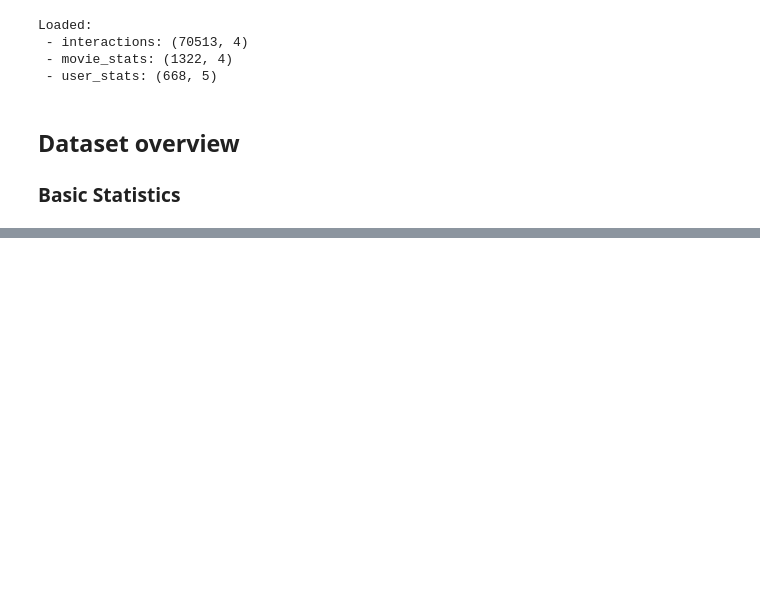
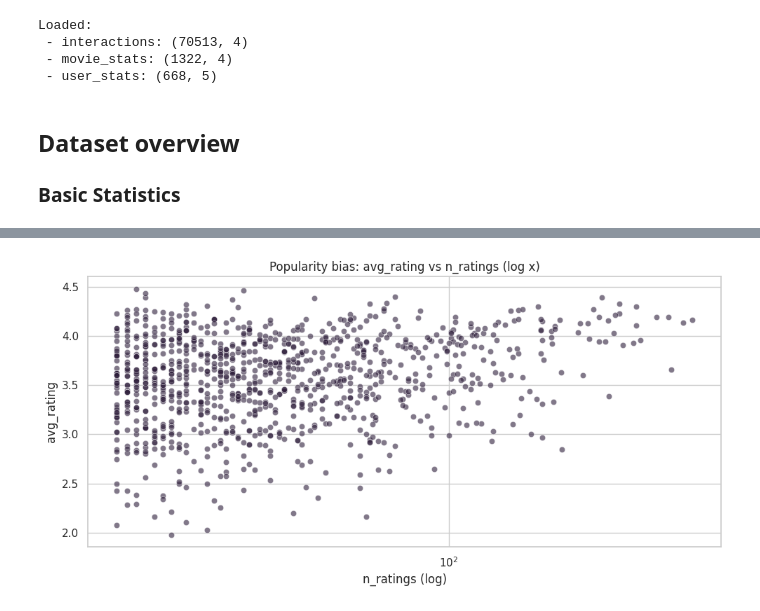
Before and after one commit to ifatmagamha/Personalized_Movie_Recommendation_System, a Jupyter notebook: notebooks/eda.ipynb, the cells around one changed output, grey strips where cells are left out. Saved outputs shown, nothing was run; the diff lists cells and outputs as text; code cells hidden in the pictures; blank space fills up the shorter version.

```diff
--- a/notebooks/eda.ipynb
+++ b/notebooks/eda.ipynb
@@ -64,2 +128,16 @@ num_users, num_movies, num_ratings, sparsity
+# %%
+# ---------- Popularity bias ----------
+sample_n = min(len(movie_stats2), 1000)
+sns.scatterplot(
+    data=movie_stats2.sample(sample_n, random_state=42),
+    x="n_ratings", y="avg_rating", alpha=0.6
+)
+plt.xscale("log")
+plt.title("Popularity bias: avg_rating vs n_ratings (log x)")
+plt.xlabel("n_ratings (log)"); plt.ylabel("avg_rating")
+plt.tight_layout()
+plt.show()
+# %% [output]
+[figure, added]
 # %%
 ## User Activity Analysis
```
Also changed, not shown: parts of 8 cells of this notebook, 24 other files.
